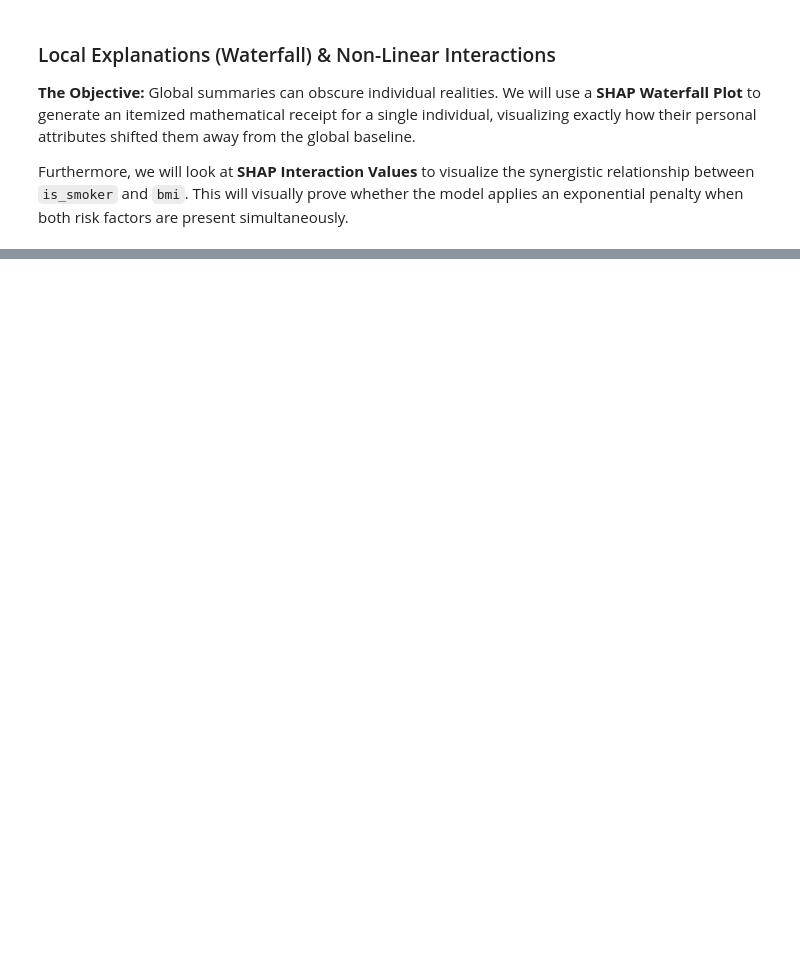
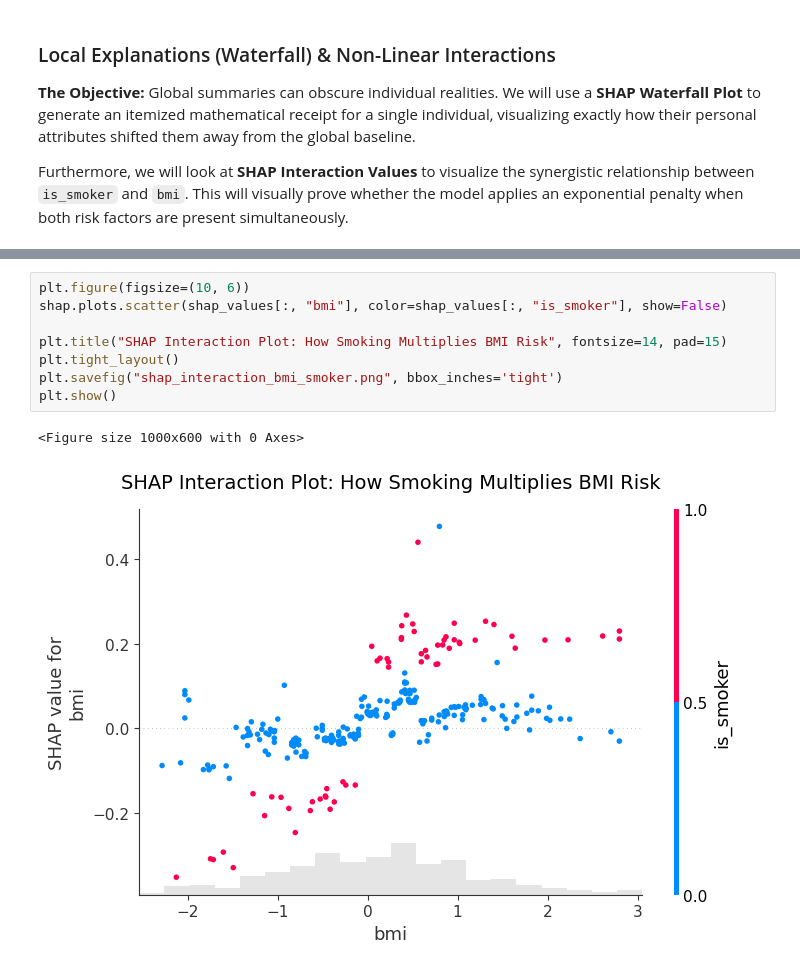
Before and after one commit to khushishahs02/exploratory-data-analysis, a Jupyter notebook: notebooks/03_Modeling.ipynb, the cells around one changed output, grey strips where cells are left out. Saved outputs shown, nothing was run; the diff lists cells and outputs as text; blank space fills up the shorter version.

```diff
--- a/notebooks/03_Modeling.ipynb
+++ b/notebooks/03_Modeling.ipynb
@@ -616,0 +616,11 @@ Text(0.5, 1.0, 'Waterfall plot for 0')
+# %%
+plt.figure(figsize=(10, 6))
+shap.plots.scatter(shap_values[:, "bmi"], color=shap_values[:, "is_smoker"], show=False)
+
+plt.title("SHAP Interaction Plot: How Smoking Multiplies BMI Risk", fontsize=14, pad=15)
+plt.tight_layout()
+plt.savefig("shap_interaction_bmi_smoker.png", bbox_inches='tight')
+plt.show()
+# %% [output]
+<Figure size 1000x600 with 0 Axes>
+[figure, added]
```
Also changed, not shown: parts of 7 cells of this notebook.
